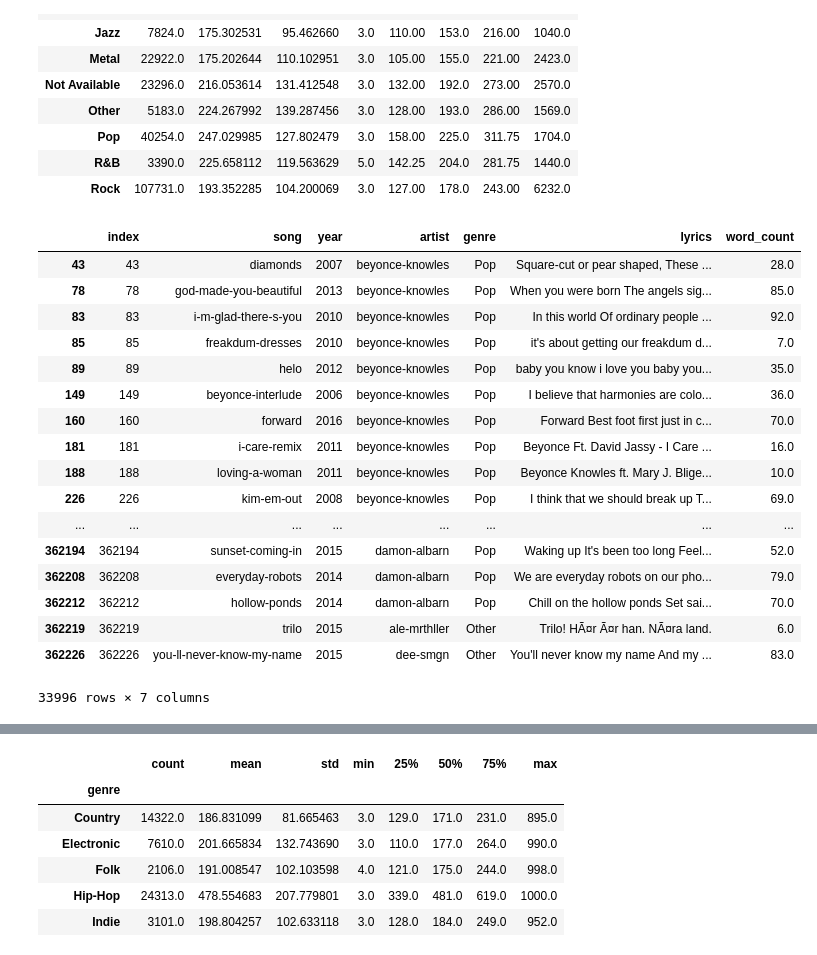
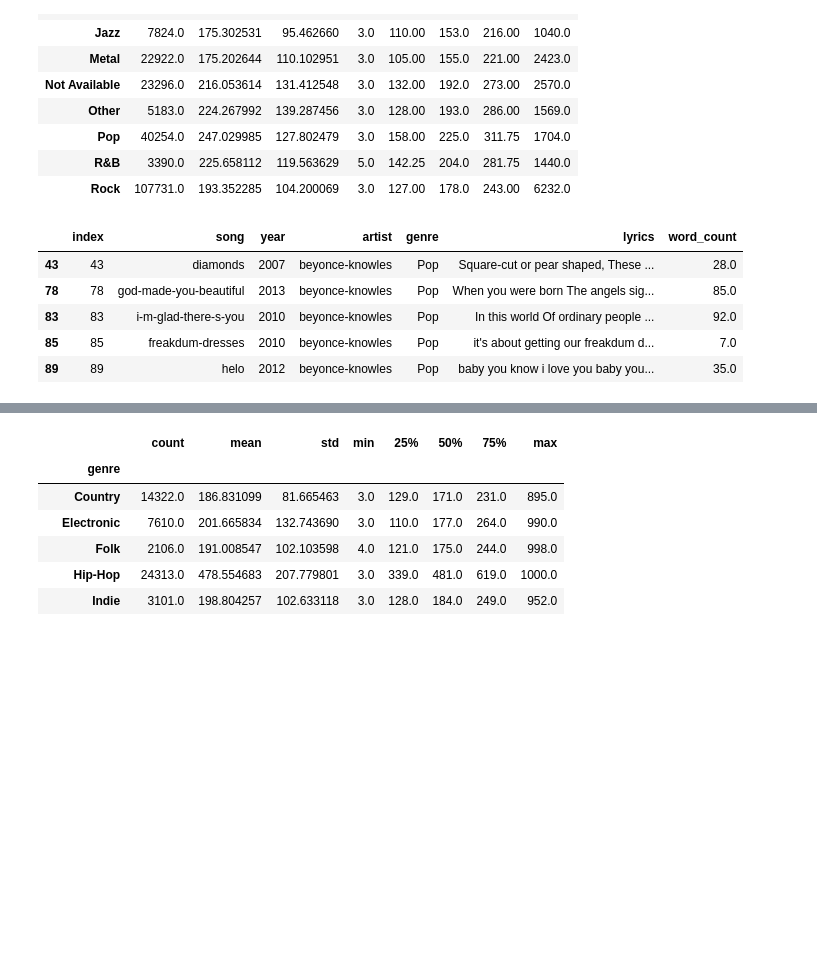
Before and after one commit to HuseyinUtkuASLAN/NLP_Lyric_Clustering, a Jupyter notebook: main.ipynb, the cells around one changed output, grey strips where cells are left out. Cells and saved outputs as stored; diff of their text form; code cells hidden in the pictures; blank space fills up the shorter version.

```diff
--- a/main.ipynb
+++ b/main.ipynb
@@ -120,26 +108,14 @@ df['word_count'].groupby(df['genre']).describe()
 # %%
 #There are still some outliers on the low end. Reviewing songs with less than 100 words.
 df100 = df.loc[df['word_count'] <= 100]
-df100
+df100.head()
 # %% [output]
 |  | index | song | year | artist | genre | lyrics | word_count |
 | 43 | 43 | diamonds | 2007 | beyonce-knowles | Pop | Square-cut or pear shaped, These ... | 28.0 |
 | 78 | 78 | god-made-you-beautiful | 2013 | beyonce-knowles | Pop | When you were born The angels sig... | 85.0 |
 | 83 | 83 | i-m-glad-there-s-you | 2010 | beyonce-knowles | Pop | In this world Of ordinary people ... | 92.0 |
 | 85 | 85 | freakdum-dresses | 2010 | beyonce-knowles | Pop | it's about getting our freakdum d... | 7.0 |
 | 89 | 89 | helo | 2012 | beyonce-knowles | Pop | baby you know i love you baby you... | 35.0 |
-| 149 | 149 | beyonce-interlude | 2006 | beyonce-knowles | Pop | I believe that harmonies are colo... | 36.0 |
-| 160 | 160 | forward | 2016 | beyonce-knowles | Pop | Forward Best foot first just in c... | 70.0 |
-| 181 | 181 | i-care-remix | 2011 | beyonce-knowles | Pop | Beyonce Ft. David Jassy - I Care ... | 16.0 |
-| 188 | 188 | loving-a-woman | 2011 | beyonce-knowles | Pop | Beyonce Knowles ft. Mary J. Blige... | 10.0 |
-| 226 | 226 | kim-em-out | 2008 | beyonce-knowles | Pop | I think that we should break up T... | 69.0 |
-| ... | ... | ... | ... | ... | ... | ... | ... |
-| 362194 | 362194 | sunset-coming-in | 2015 | damon-albarn | Pop | Waking up It's been too long Feel... | 52.0 |
-| 362208 | 362208 | everyday-robots | 2014 | damon-albarn | Pop | We are everyday robots on our pho... | 79.0 |
-| 362212 | 362212 | hollow-ponds | 2014 | damon-albarn | Pop | Chill on the hollow ponds Set sai... | 70.0 |
-| 362219 | 362219 | trilo | 2015 | ale-mrthller | Other | Trilo! HÃ¤r Ã¤r han. NÃ¤ra land. | 6.0 |
-| 362226 | 362226 | you-ll-never-know-my-name | 2015 | dee-smgn | Other | You'll never know my name And my ... | 83.0 |
-33996 rows × 7 columns
 # %%
 #let's check on the high end
 df1000 = df.loc[df['word_count'] >= 1000]
```
Also changed, not shown: parts of 13 cells of this notebook.
